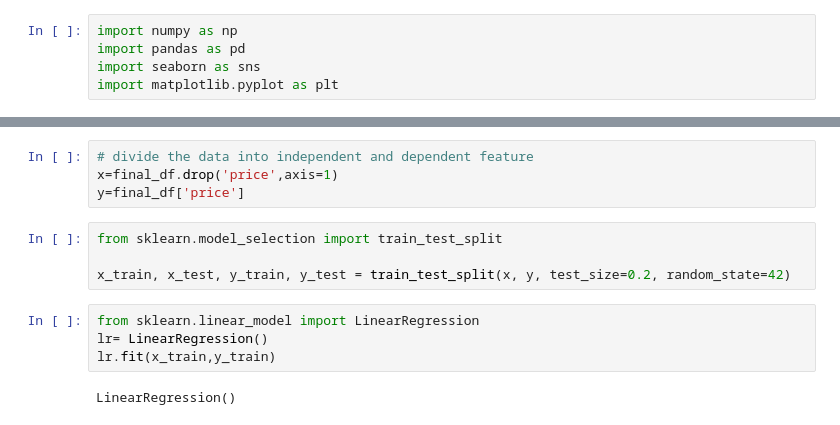
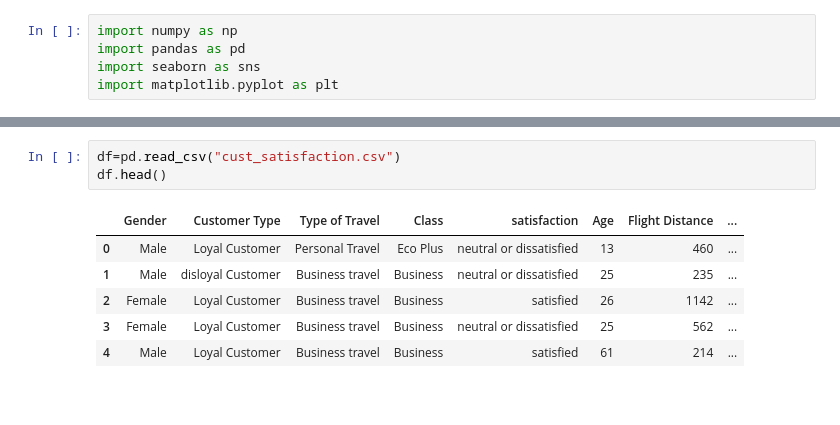
Before and after one commit to Somyayadu/Data-Science, a Jupyter notebook: main.ipynb, the cells around one changed output, grey strips where cells are left out. Cells and saved outputs as stored; diff of their text form; blank space fills up the shorter version.

```diff
--- a/main.ipynb
+++ b/main.ipynb
@@ -235,14 +6,10 @@ sns.heatmap(matrix,annot=True,cmap='coolwarm')
-# %%
-# divide the data into independent and dependent feature
-x=final_df.drop('price',axis=1)
-y=final_df['price']
-# %%
-from sklearn.model_selection import train_test_split
-
-x_train, x_test, y_train, y_test = train_test_split(x, y, test_size=0.2, random_state=42)
-# %%
-from sklearn.linear_model import LinearRegression
-lr= LinearRegression()
-lr.fit(x_train,y_train)
-# %% [output]
-LinearRegression()
+# %%
+df=pd.read_csv("cust_satisfaction.csv")
+df.head()
+# %% [output]
+|  | Gender | Customer Type | Type of Travel | Class | satisfaction | Age | Flight Distance | ... |
+| 0 | Male | Loyal Customer | Personal Travel | Eco Plus | neutral or dissatisfied | 13 | 460 | ... |
+| 1 | Male | disloyal Customer | Business travel | Business | neutral or dissatisfied | 25 | 235 | ... |
+| 2 | Female | Loyal Customer | Business travel | Business | satisfied | 26 | 1142 | ... |
+| 3 | Female | Loyal Customer | Business travel | Business | neutral or dissatisfied | 25 | 562 | ... |
+| 4 | Male | Loyal Customer | Business travel | Business | satisfied | 61 | 214 | ... |
```
Also changed, not shown: parts of 52 cells of this notebook, 1 other file.
